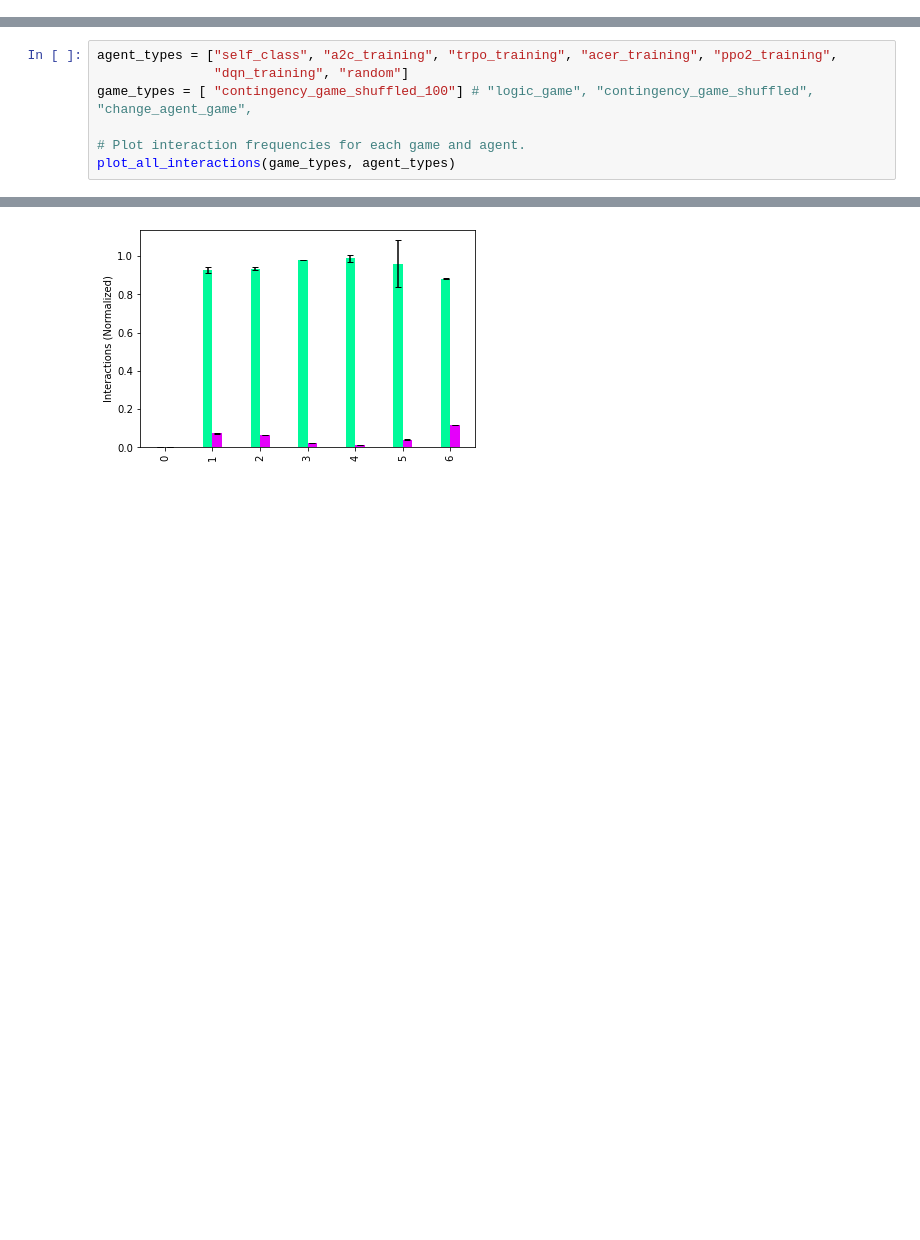
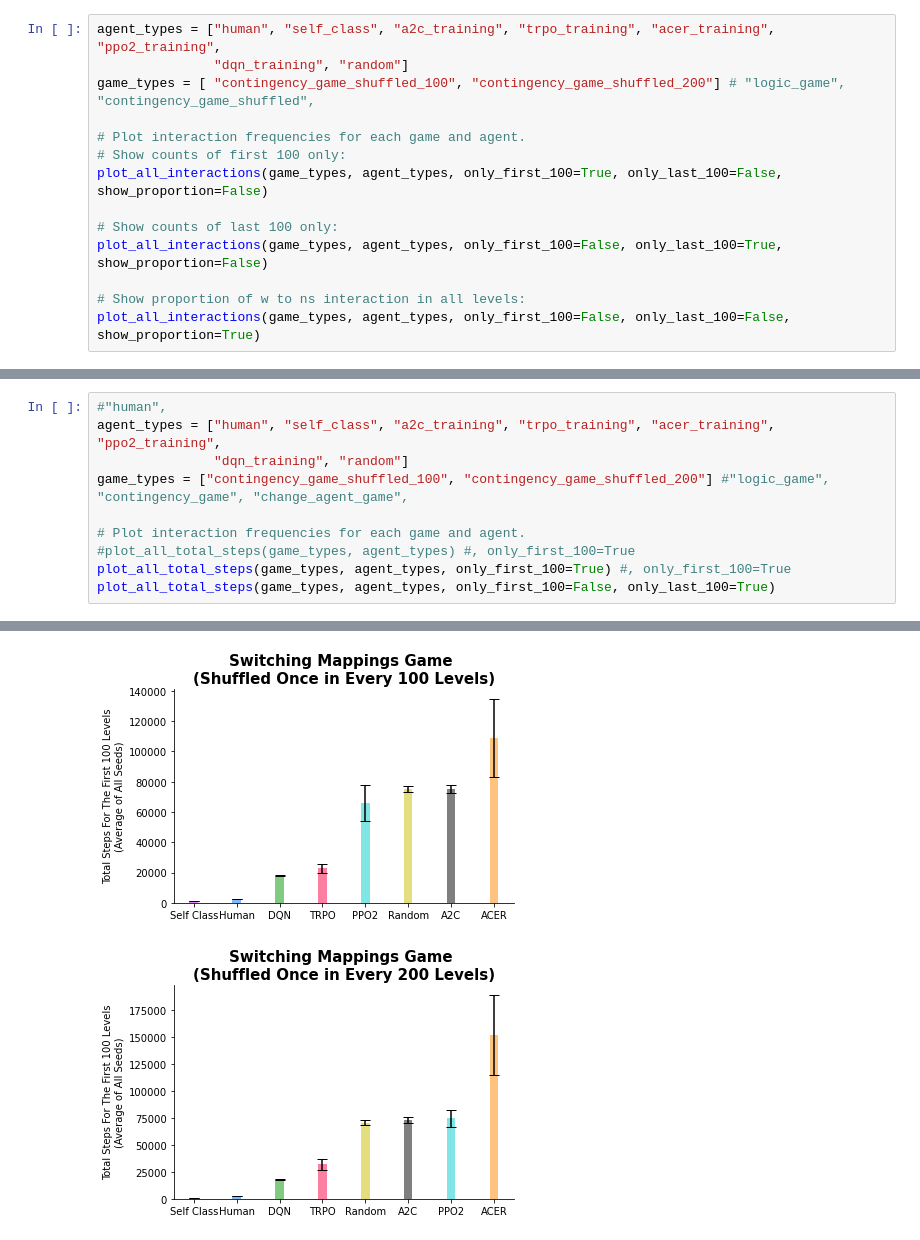
Before and after one commit to Ethical-Intelligence-Lab/probabilisticSelf, a Jupyter notebook: plotting/plotter_bar_charts.ipynb, the cells around one changed output, grey strips where cells are left out. Drawn from its saved outputs; the diff is of its cells as text; blank space fills up the shorter version.

Commit message:
Updated plots & fixes

```diff
--- a/plotting/plotter_bar_charts.ipynb
+++ b/plotting/plotter_bar_charts.ipynb
@@ -158,0 +183,14 @@ def normalize(w, ns, w_sem, ns_sem):
+# %%
+agent_types = ["human", "self_class", "a2c_training", "trpo_training", "acer_training", "ppo2_training",
+               "dqn_training", "random"]
+game_types = [ "contingency_game_shuffled_100", "contingency_game_shuffled_200"] # "logic_game", "contingency_game_shuffled",
+
+# Plot interaction frequencies for each game and agent.
+# Show counts of first 100 only:
+plot_all_interactions(game_types, agent_types, only_first_100=True, only_last_100=False, show_proportion=False)
+
+# Show counts of last 100 only:
+plot_all_interactions(game_types, agent_types, only_first_100=False, only_last_100=True, show_proportion=False)
+
+# Show proportion of w to ns interaction in all levels:
+plot_all_interactions(game_types, agent_types, only_first_100=False, only_last_100=False, show_proportion=True)
@@ -159,8 +446,11 @@ def normalize(w, ns, w_sem, ns_sem):
 # %%
-agent_types = ["self_class", "a2c_training", "trpo_training", "acer_training", "ppo2_training",
+#"human",
+agent_types = ["human", "self_class", "a2c_training", "trpo_training", "acer_training", "ppo2_training",
                "dqn_training", "random"]
-game_types = [ "contingency_game_shuffled_100"] # "logic_game", "contingency_game_shuffled", "change_agent_game",
+game_types = ["contingency_game_shuffled_100", "contingency_game_shuffled_200"] #"logic_game", "contingency_game", "change_agent_game",
 
 # Plot interaction frequencies for each game and agent.
-plot_all_interactions(game_types, agent_types)
+#plot_all_total_steps(game_types, agent_types) #, only_first_100=True
+plot_all_total_steps(game_types, agent_types, only_first_100=True) #, only_first_100=True
+plot_all_total_steps(game_types, agent_types, only_first_100=False, only_last_100=True)
 # %% [output]
@@ -168 +474,2 @@ KeyError: 'contingency_game_shuffled_100'
-[figure, old version]
+[figure, new version]
+[figure, added]
```
Also changed, not shown: parts of 6 cells of this notebook, 9 other files.
